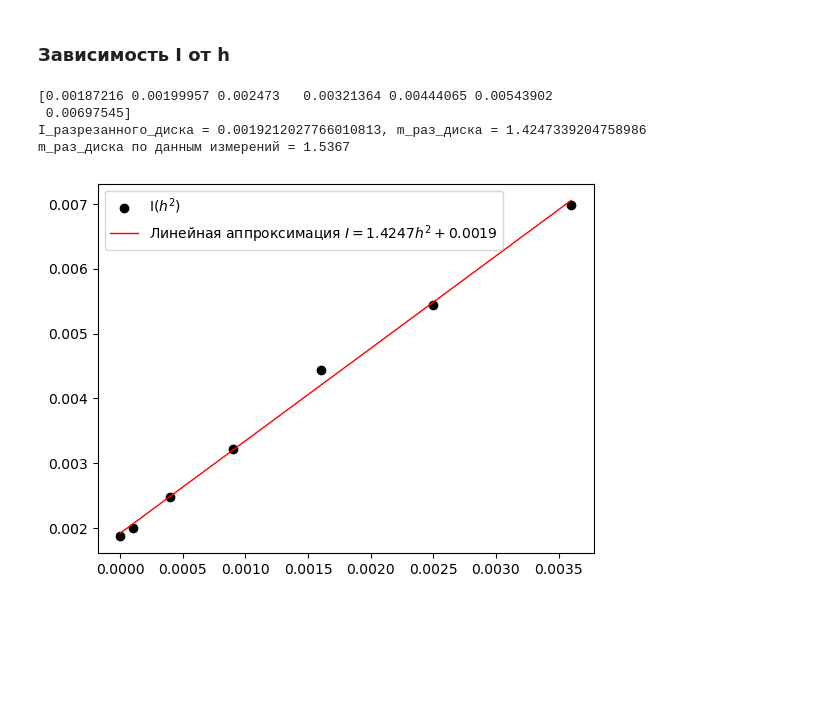
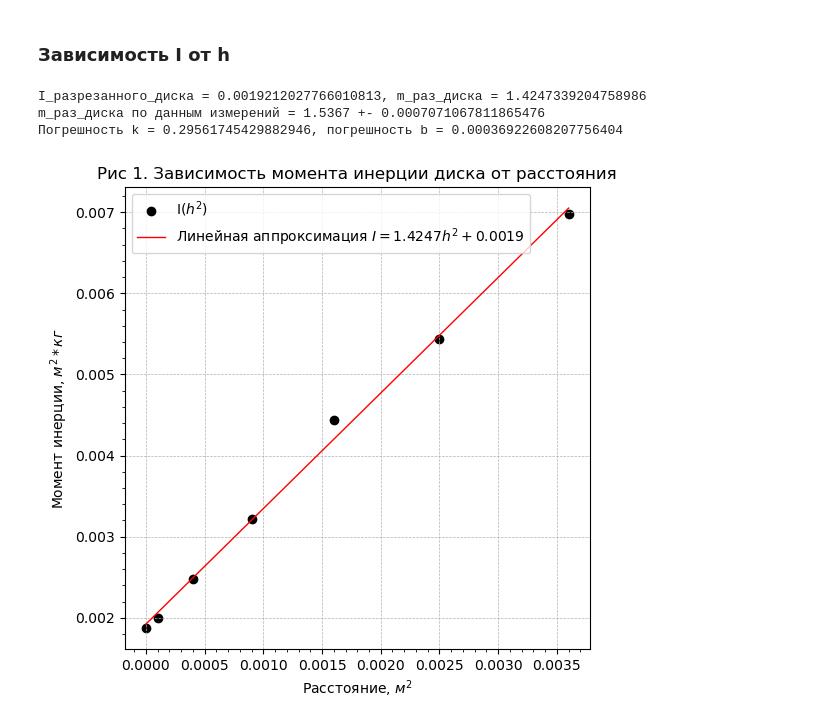
Before and after one commit to alxlnx/labs, a Jupyter notebook: 1.2.3/main.ipynb, the cells around one changed output. Saved outputs shown, nothing was run; the diff lists cells and outputs as text; code cells hidden in the pictures; blank space fills up the shorter version.

```diff
--- a/1.2.3/main.ipynb
+++ b/1.2.3/main.ipynb
@@ -98,33 +138,49 @@ I_disk + I_rod = 0.006914272289360649
 # %% [markdown]
 ### Зависимость I от h
 # %%
+figure, axes = plt.subplots(figsize=(6, 6), dpi=100)
+
+axes.minorticks_on()
+axes.grid(which='major', linestyle='--', linewidth=0.5) # '-', '--', '-.', ':', '',
+
+axes.set_ylabel('Момент инерции, $м^2 * кг$')
+axes.set_xlabel('Расстояние, $м^2$')
+axes.set_title('Рис 1. Зависимость момента инерции диска от расстояния', wrap=True)
+
+
+
 M = (770.7 + 766) / 1e3
 h_s = np.array([0.0,    10.0,   20.0,   30.0,   40.0,   50.0,     60.0])  # TODO: Find out how to set the type to floar
 h_s /= 1e3
 t_s = np.array([27.349, 27.536, 28.220, 29.258, 30.901, 32.176, 34.045])
 I_s = []
 for h, t in zip(h_s, t_s):
     T = t / N
     I = k * (M + m) * np.square(T) - I_plat
     I_s.append(I)
 I_s = np.array(I_s)
-print(I_s)
+# print(I_s)
 
 h_sq = h_s * h_s
 
-plt.scatter(h_sq, I_s, marker='o', color=[0,0,0], label=f'I($h^2$)')
+axes.scatter(h_sq, I_s, marker='o', color=[0,0,0], label=f'I($h^2$)')
 
 (k, b) = np.polyfit(h_sq, I_s, 1)
 x = np.array([min(h_sq), max(h_sq)])
-plt.plot(x, k * x + b, '-r', linewidth=1, label=f'Линейная аппроксимация $I = {k:.4f}h^2 + {b:.4f}$')
+axes.plot(x, k * x + b, '-r', linewidth=1, label=f'Линейная аппроксимация $I = {k:.4f}h^2 + {b:.4f}$')
 
-plt.legend()
+axes.legend()
 
+sigma_m = 0.5 / 1e3
+sigma_M = np.sqrt(2) * sigma_m
+sigma_k = 1 / np.sqrt(len(I_s)) * np.sqrt((np.mean(I_s * I_s) - np.mean(I_s) ** 2) /\
+                                    (np.mean(h_sq ** 2) - (np.mean(h_sq) ** 2)) - k)
+sigma_b = sigma_k * np.sqrt(np.mean(h_sq ** 2) - (np.mean(h_sq) ** 2))
 print(f'I_разрезанного_диска = {b}, m_раз_диска = {k}')
-print(f'm_раз_диска по данным измерений = {M}')
+print(f'm_раз_диска по данным измерений = {M} +- {sigma_M}')
+print(f'Погрешность k = {sigma_k}, погрешность b = {sigma_b}')
 # %% [output]
-[0.00187216 0.00199957 0.002473   0.00321364 0.00444065 0.00543902
- 0.00697545]
 I_разрезанного_диска = 0.0019212027766010813, m_раз_диска = 1.4247339204758986
-m_раз_диска по данным измерений = 1.5367
+m_раз_диска по данным измерений = 1.5367 +- 0.0007071067811865476
+Погрешность k = 0.29561745429882946, погрешность b = 0.00036922608207756404
-[figure, old version]
+[figure, new version]
```
Also changed, not shown: parts of 4 cells of this notebook.
